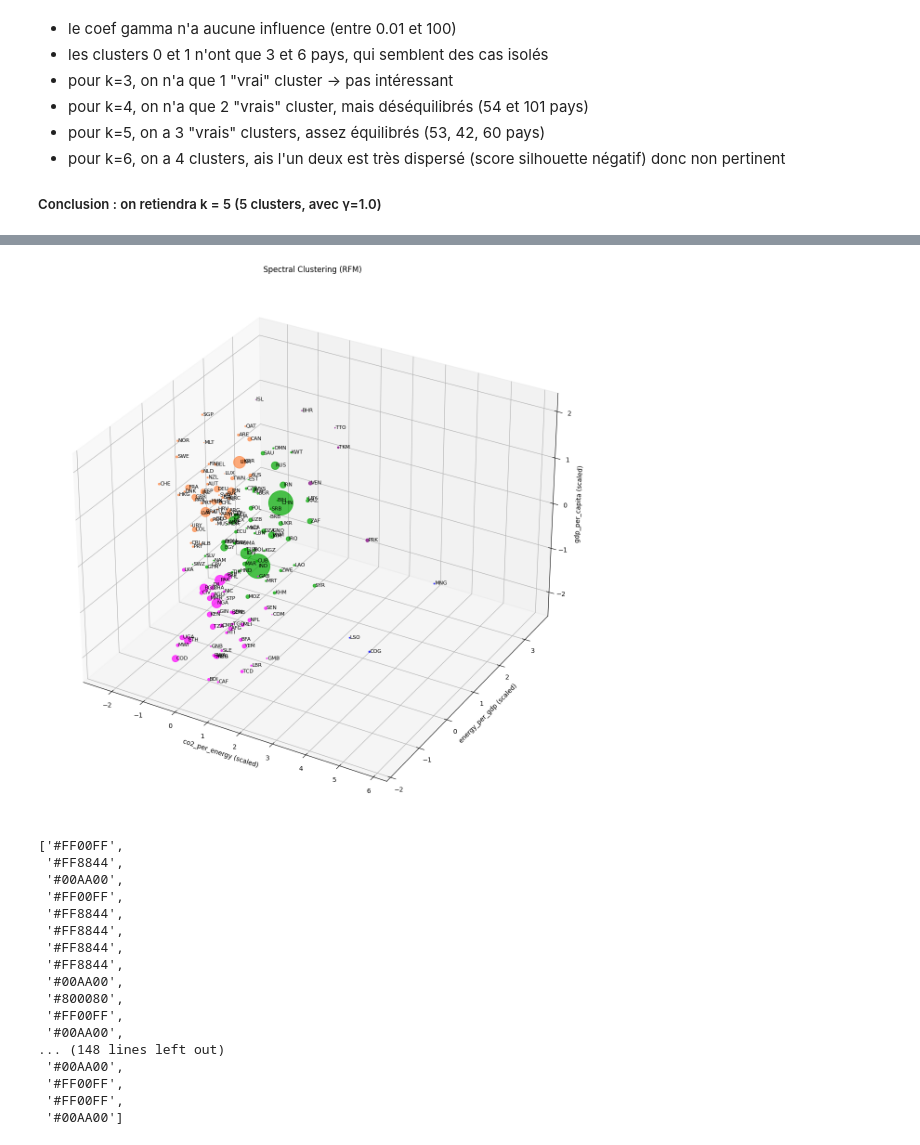
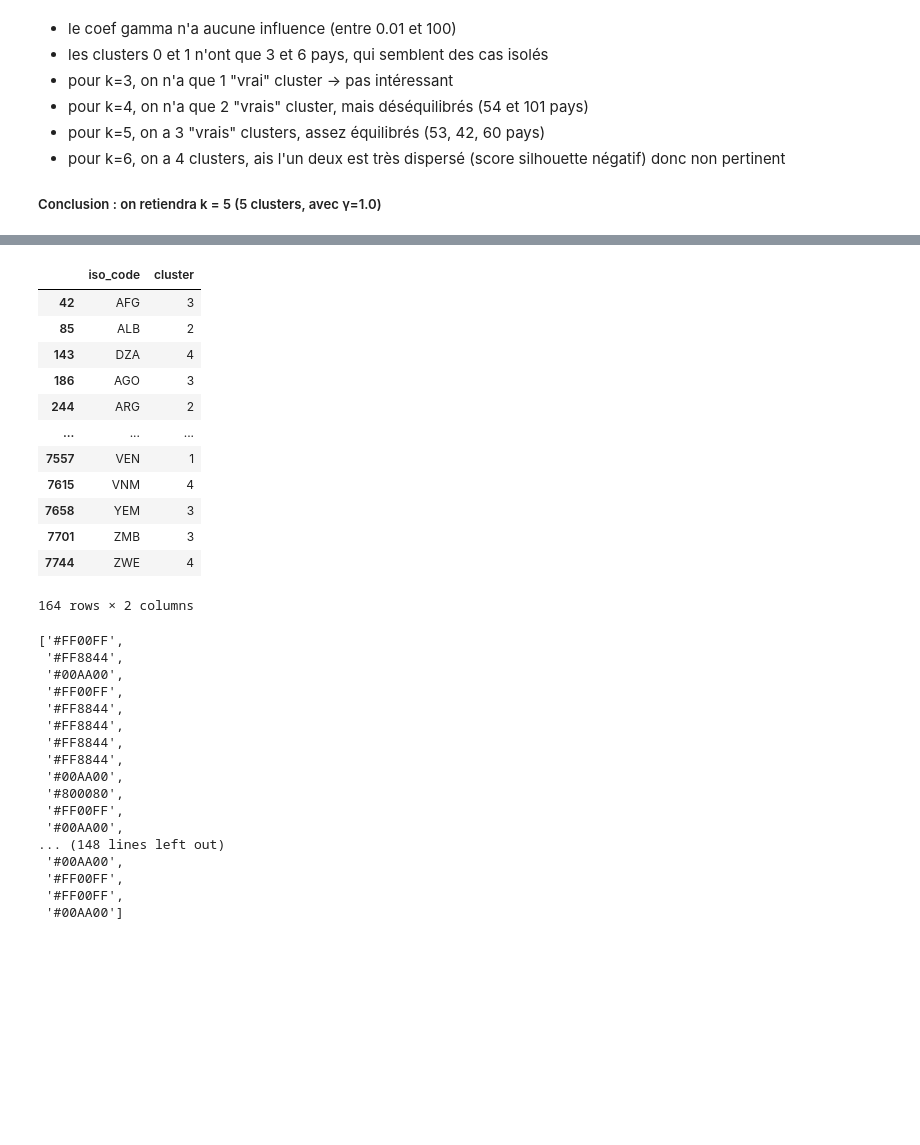
Before and after one commit to C-Vellen/CO2-energy-gdp-by-country, a Jupyter notebook: 6-model-SpectralClustering.ipynb, the cells around one changed output, grey strips where cells are left out. Drawn from its saved outputs; the diff is of its cells as text; code cells hidden in the pictures; blank space fills up the shorter version.

```diff
--- a/6-model-SpectralClustering.ipynb
+++ b/6-model-SpectralClustering.ipynb
@@ -311,35 +313,20 @@ display_3D(X,cluster_labels, df["population"], df["iso_code"])
-# %%
-from mpl_toolkits.mplot3d import Axes3D
-
-couleurs_vives = [
-    "#0000FF",  # bleu
-    "#800080",  # violet
-    "#FF8844",  # orange
-    "#FF00FF",  # magenta
-    "#00AA00",  # vert
-    "#00AAAA",  # cyan
-    "#000000",  # noir
-    "#FF0000",  # rouge
-]
-
-fig = plt.figure(figsize=(15, 20))
-ax = fig.add_subplot(111, projection='3d')
-cluster_colors = [couleurs_vives[i] for i in cluster_labels]
-ax.scatter(
-    X[:, 0], X[:, 1], X[:, 2],
-    c=cluster_colors, s=df["population"]/1e6, alpha=0.7
-)
-
-for xi, yi, zi, label in zip(X[:, 0], X[:, 1], X[:, 2], df["iso_code"]):
-    ax.text(xi+0.01, yi+0.01, zi+0.01, label, fontsize=8, ha='left', va='center')
-
-ax.set_xlabel("co2_per_energy (scaled)")
-ax.set_ylabel("energy_per_gdp (scaled)")
-ax.set_zlabel("gdp_per_capita (scaled)")
-ax.set_title("Spectral Clustering (RFM)")
-plt.show()
-# %% [output]
-[figure, removed]
+# %%
+colormap = df[["iso_code", "cluster"]]
+colormap
+# %% [output]
+|  | iso_code | cluster |
+| 42 | AFG | 3 |
+| 85 | ALB | 2 |
+| 143 | DZA | 4 |
+| 186 | AGO | 3 |
+| 244 | ARG | 2 |
+| ... | ... | ... |
+| 7557 | VEN | 1 |
+| 7615 | VNM | 4 |
+| 7658 | YEM | 3 |
+| 7701 | ZMB | 3 |
+| 7744 | ZWE | 4 |
+164 rows × 2 columns
 # %%
 import matplotlib.cm as cm
 from matplotlib.colors import ListedColormap
```
Also changed, not shown: parts of 4 cells of this notebook, 15 other files.
